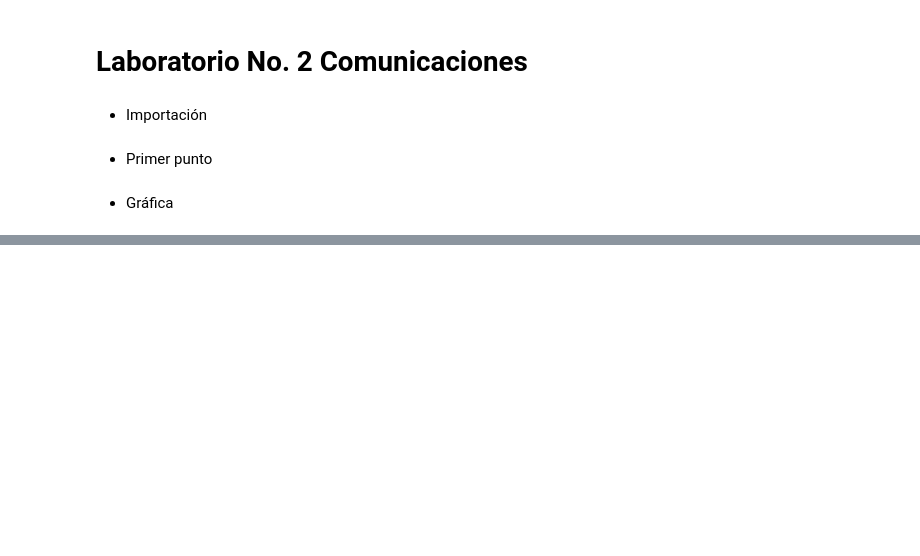
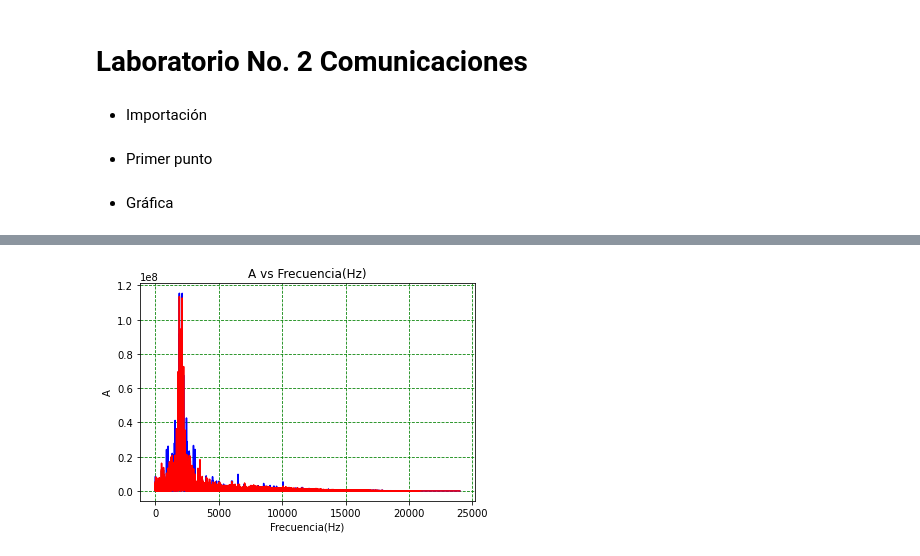
Before and after one commit to DuneV/2022-2, a Jupyter notebook: LAB_2.ipynb, the cells around one changed output, grey strips where cells are left out. Saved outputs shown, nothing was run; the diff lists cells and outputs as text; code cells hidden in the pictures; blank space fills up the shorter version.

```diff
--- a/LAB_2.ipynb
+++ b/LAB_2.ipynb
@@ -46,0 +93,23 @@ yf = fft(data)
+# %%
+y_1 = fft(s1)
+M_1 = abs(y_1)
+M_1 = M_1[0:L//2]
+F1 = (samplerate/L)*np.arange(0, L//2)
+
+y_2 = fft(s2)
+M_2 = abs(y_2)
+M_2 = M_2[0:L//2]
+F2 = (samplerate/L)*np.arange(0, L//2)
+
+# channel no. 1
+plt.plot(F1, M_1,'b')
+# channel no. 2
+plt.plot(F2, M_2, 'r')
+
+plt.title('A vs Frecuencia(Hz)')
+plt.xlabel('Frecuencia(Hz)')
+plt.ylabel('A')
+plt.grid(color='green', linestyle = '--')
+plt.show()
+# %% [output]
+[figure, added]
```
Also changed, not shown: parts of 5 cells of this notebook.
